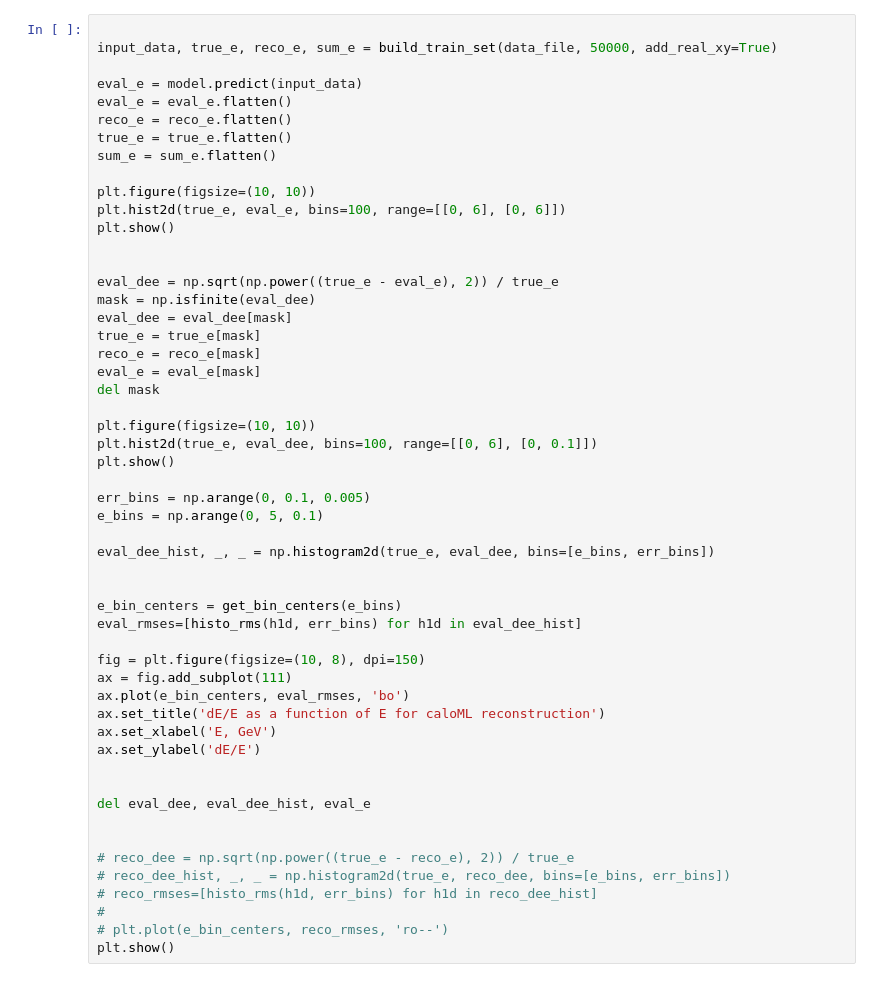
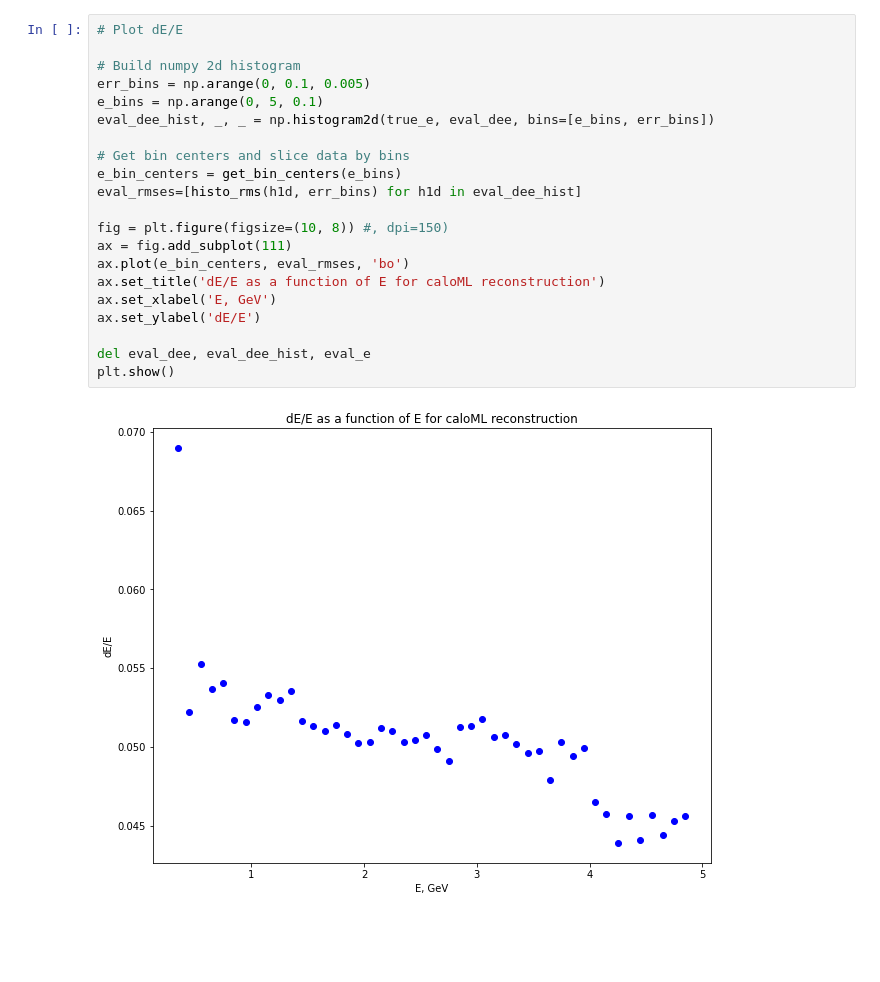
Before and after one commit to DraTeots/eic_ai_pid, a Jupyter notebook: show_sum_e.ipynb, the cells around one changed output. Drawn from its saved outputs; the diff is of its cells as text; blank space fills up the shorter version.

```diff
--- a/show_sum_e.ipynb
+++ b/show_sum_e.ipynb
@@ -56,53 +72,23 @@ len(build_train_set(data_file, 5000, add_real_xy=True))
 # %%
+# Plot dE/E
 
-input_data, true_e, reco_e, sum_e = build_train_set(data_file, 50000, add_real_xy=True)
-
-eval_e = model.predict(input_data)
-eval_e = eval_e.flatten()
-reco_e = reco_e.flatten()
-true_e = true_e.flatten()
-sum_e = sum_e.flatten()
-
-plt.figure(figsize=(10, 10))
-plt.hist2d(true_e, eval_e, bins=100, range=[[0, 6], [0, 6]])
-plt.show()
-
-
-eval_dee = np.sqrt(np.power((true_e - eval_e), 2)) / true_e
-mask = np.isfinite(eval_dee)
-eval_dee = eval_dee[mask]
-true_e = true_e[mask]
-reco_e = reco_e[mask]
-eval_e = eval_e[mask]
-del mask
-
-plt.figure(figsize=(10, 10))
-plt.hist2d(true_e, eval_dee, bins=100, range=[[0, 6], [0, 0.1]])
-plt.show()
-
+# Build numpy 2d histogram
 err_bins = np.arange(0, 0.1, 0.005)
 e_bins = np.arange(0, 5, 0.1)
-
 eval_dee_hist, _, _ = np.histogram2d(true_e, eval_dee, bins=[e_bins, err_bins])
 
-
+# Get bin centers and slice data by bins
 e_bin_centers = get_bin_centers(e_bins)
 eval_rmses=[histo_rms(h1d, err_bins) for h1d in eval_dee_hist]
 
-fig = plt.figure(figsize=(10, 8), dpi=150)
+fig = plt.figure(figsize=(10, 8)) #, dpi=150)
 ax = fig.add_subplot(111)
 ax.plot(e_bin_centers, eval_rmses, 'bo')
 ax.set_title('dE/E as a function of E for caloML reconstruction')
 ax.set_xlabel('E, GeV')
 ax.set_ylabel('dE/E')
 
-
 del eval_dee, eval_dee_hist, eval_e
-
-
-# reco_dee = np.sqrt(np.power((true_e - reco_e), 2)) / true_e
-# reco_dee_hist, _, _ = np.histogram2d(true_e, reco_dee, bins=[e_bins, err_bins])
-# reco_rmses=[histo_rms(h1d, err_bins) for h1d in reco_dee_hist]
-#
-# plt.plot(e_bin_centers, reco_rmses, 'ro--')
 plt.show()
+# %% [output]
+[figure, added]
```
Also changed, not shown: parts of 8 cells of this notebook.
